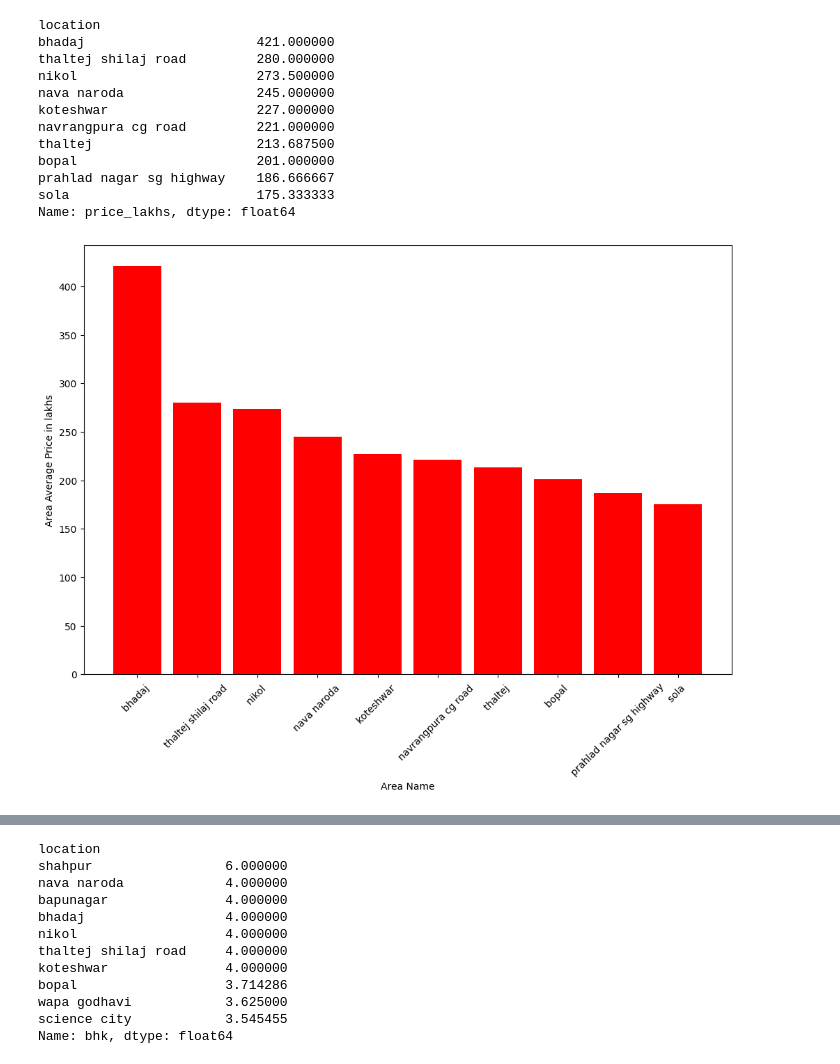
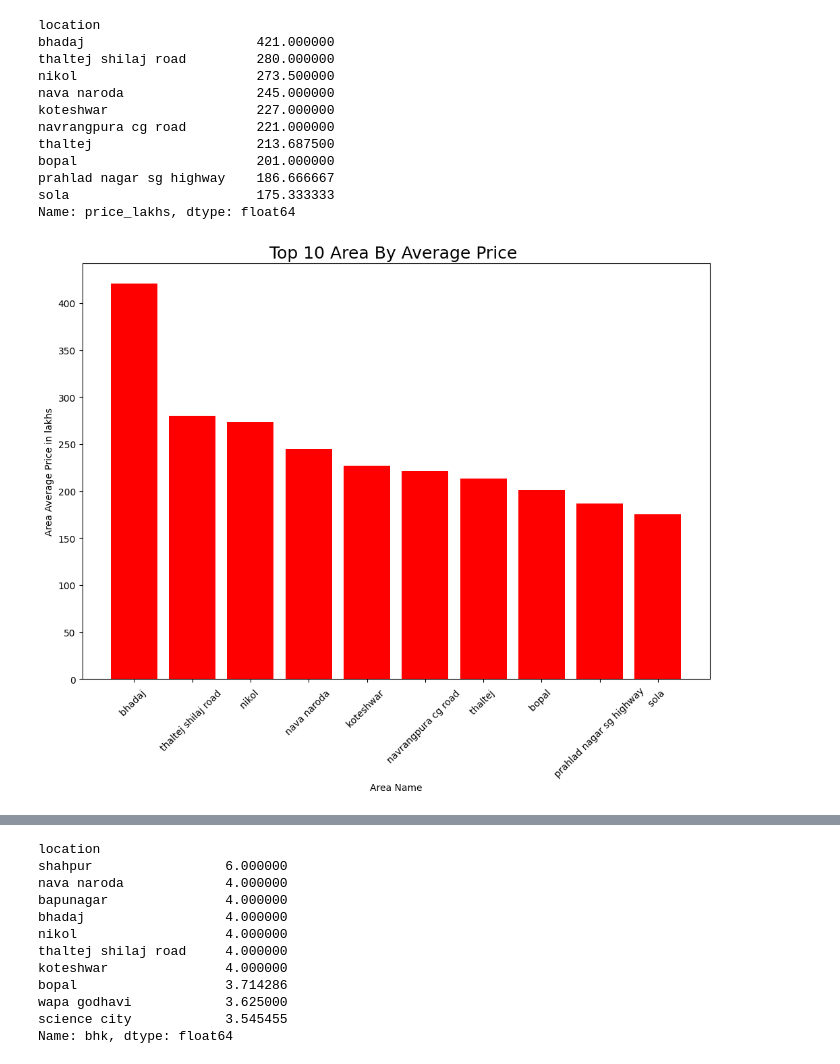
Before and after one commit to zaidmansuri958/99-acres-scraping, a Jupyter notebook: Analysis.ipynb, the cells around one changed output, grey strips where cells are left out. Cells and saved outputs as stored; diff of their text form; code cells hidden in the pictures.

```diff
--- a/Analysis.ipynb
+++ b/Analysis.ipynb
@@ -184,12 +187,13 @@ Name: price_lakhs, dtype: float64
 # %%
 plt.figure(figsize=(12,8))
 plt.bar(top_10_area_avg_price.index,top_10_area_avg_price.values,color="red")
 plt.xlabel("Area Name")
 plt.xticks(rotation=45)
+plt.title("Top 10 Area By Average Price ",size=18)
 plt.ylabel("Area Average Price in lakhs")
 plt.show()
 # %% [output]
-[figure, old version]
+[figure, new version]
 # %%
 sorted_avg_price=top_10_area_avg_price.sort_values()
 # %%
```
Also changed, not shown: parts of 11 cells of this notebook.
